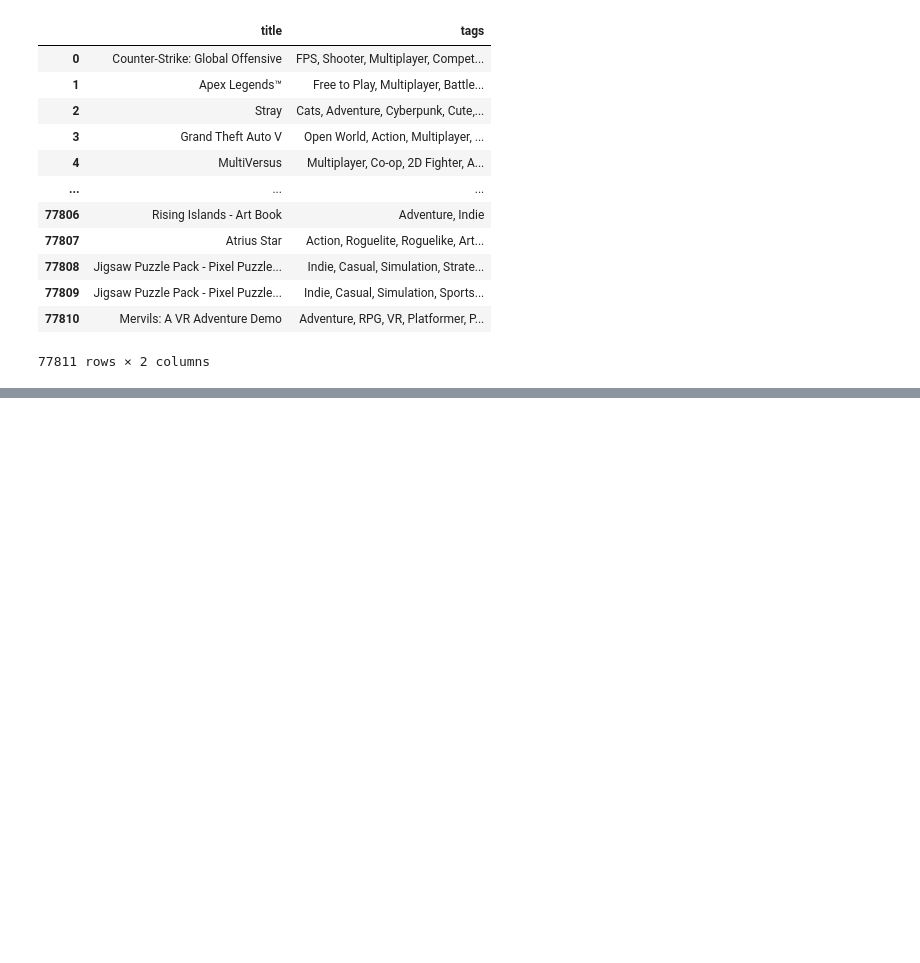
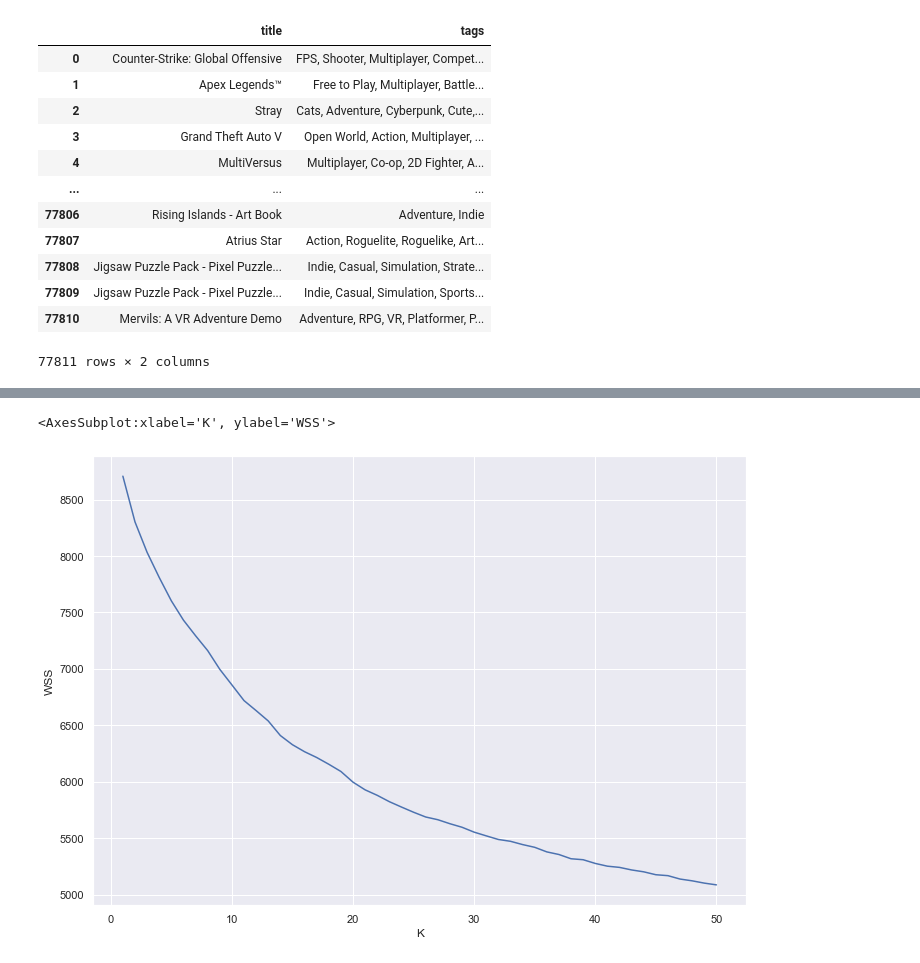
Before and after one commit to MatthewRip/DataSciencePortfolio, a Jupyter notebook: steam_game_recommender/testing kmeans clustering.ipynb, the cells around one changed output, grey strips where cells are left out. Cells and saved outputs as stored; diff of their text form; code cells hidden in the pictures; blank space fills up the shorter version.

```diff
--- a/steam_game_recommender/testing kmeans clustering.ipynb
+++ b/steam_game_recommender/testing kmeans clustering.ipynb
@@ -183,0 +162,26 @@ from sklearn.cluster import KMeans
+# %%
+from sklearn.cluster import KMeans
+
+
+# function returns WSS score for k values from 1 to kmax
+def calculate_WSS(points, kmax):
+    sse = []
+    for k in range(1, kmax+1):
+        kmeans = KMeans(n_clusters=k,random_state=1).fit(points)
+        centroids = kmeans.cluster_centers_
+        pred_clusters = kmeans.predict(points)
+        curr_sse = kmeans.inertia_
+
+#         # calculate square of Euclidean distance of each point from its cluster center and add to current WSS
+#         for i in range(len(points)):
+#             curr_center = centroids[pred_clusters[i]]
+#             curr_sse += (points[i, 0] - curr_center[0]) ** 2 + \
+#                 (points[i, 1] - curr_center[1]) ** 2
+
+        sse.append((curr_sse,k))
+        df = pd.DataFrame(sse, columns=['WSS', 'K'])
+    return df
+# %%
+%%time
+wss = calculate_WSS(X, 50)
+# wss
@@ -183,0 +207,8 @@ from sklearn.cluster import KMeans
+# %%
+import seaborn as sns
+sns.set(rc={'figure.figsize':(11.7,8.27)})
+# %%
+sns.lineplot(data=wss, x='K',y='WSS')
+# %% [output]
+<AxesSubplot:xlabel='K', ylabel='WSS'>
+[figure, added]
```
Also changed, not shown: parts of 38 cells of this notebook.
